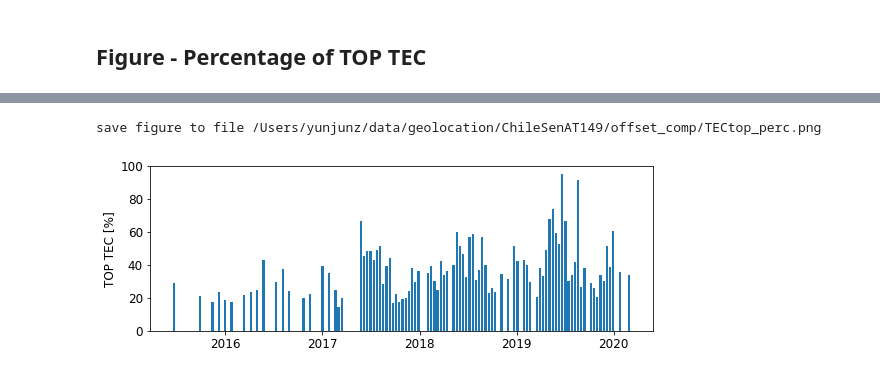
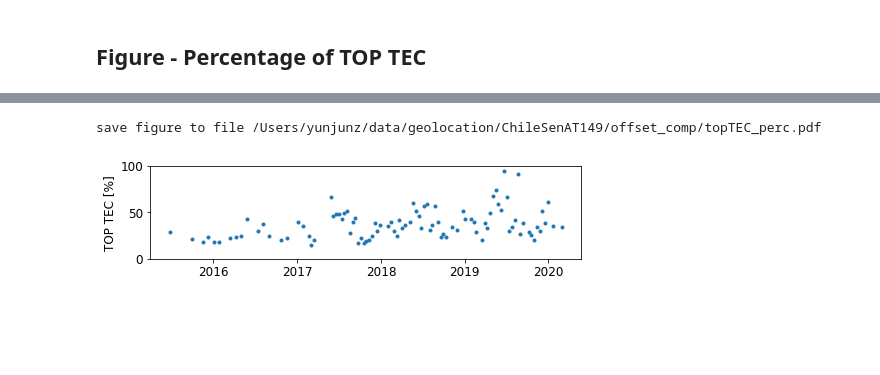
Before and after one commit to yunjunz/2022-Geolocation, a Jupyter notebook: Fig_topTEC.ipynb, the cells around one changed output, grey strips where cells are left out. Cells and saved outputs as stored; diff of their text form; code cells hidden in the pictures; blank space fills up the shorter version.

```diff
--- a/Fig_topTEC.ipynb
+++ b/Fig_topTEC.ipynb
@@ -11,20 +11,14 @@ import os
 import h5py
 import numpy as np
 import datetime as dt
-from matplotlib import pyplot as plt, ticker
+from matplotlib import pyplot as plt, ticker, dates as mdates, colorbar
+from mpl_toolkits.axes_grid1 import make_axes_locatable
 
 from mintpy.objects import timeseries
 from mintpy.utils import ptime, readfile, utils as ut, plot as pp
 from tools.simulation import iono
-from tools import iono_tec
 plt.rcParams.update({'font.size': 12})
-figsize = [9, 3]
-
-# config
-n = 3                                 # number of med abs dev
-dt_s1ab = dt.datetime(2016, 10, 7)    # dateime separating S1A and S1B
-dt2 = dt.datetime(2017, 9, 1)
-save = True
+#plt.rcParams.update({'lines.linewidth': 2.0})
 
 # location of interest
 win = 9  # size of the window of interest where the median offset is calculated
@@ -35,15 +29,9 @@ lalo = [-21.30, -67.39]; box_suffix = 'boxLR'   # box in the lower right with hi
 proj_dir = os.path.expanduser('~/data/geolocation/ChileSenAT149')
 proj_name = os.path.basename(proj_dir)
 
-work_dir = os.path.join(proj_dir, 'offset_comp')
-if box_suffix is not None:
-    work_dir = os.path.join(work_dir, box_suffix)
+work_dir = os.path.join(proj_dir, 'offset_comp', box_suffix)
 os.chdir(work_dir)
 print('Go to directory', work_dir)
-
-# matplotlib setup
-plt.rcParams.update({'font.size': 12})
-plt.rcParams.update({'lines.linewidth': 3.0})
 # %% [output]
 Go to directory /Users/yunjunz/data/geolocation/ChileSenAT149/offset_comp/boxLR
 # %% [markdown]
@@ -165,13 +166,17 @@ iono_inc_angle = np.nanmedian(iono_inc_angle)
 # TEC
 tec_dict = {}
 with h5py.File(tec_file, 'r') as f:
-    tec_dict['topTEC'] = f['vtec_top'][:]
-    tec_dict['subTEC'] = f['vtec_sub'][:]
-    tec_dict['gimTEC'] = f['vtec_gim'][:]
+    tec_dict['TOP TEC'] = f['vtec_top'][:]
+    tec_dict['SUB TEC'] = f['vtec_sub'][:]
+    tec_dict['GIM TEC'] = f['vtec_gim'][:]
 
 # time
 date_list = timeseries(tec_file).get_date_list()
 dates = ptime.date_list2vector(date_list)[0]
+
+# stats
+for key, value in tec_dict.items():
+    print('{} min/max: {:.2f} / {:.2f}'.format(key, np.nanmin(value), np.nanmax(value)))
 # %% [output]
 incidence angle on the ground     min/max: 30.0/46.1 deg
 incidence angle on the ionosphere min/max: 27.9/42.3 deg
@@ -239,16 +294,16 @@ save figure to file /Users/yunjunz/data/geolocation/ChileSenAT149/offset_comp/TE
 # %%
-xwid = np.min(np.diff(dates)) * 0.7
-fig, ax = plt.subplots(figsize=[8, 3])
-ax.bar(dates, tec_dict['topTEC']/tec_dict['gimTEC'] * 100, width=xwid)
+## obsolete
+fig, ax = plt.subplots(figsize=[7, 2])
+ax.plot(dates, tec_dict['TOP TEC']/tec_dict['GIM TEC'] * 100, '.')
 ax.set_ylabel('TOP TEC [%]')
 ax.set_ylim(0, 100)
 fig.tight_layout()
 
 # output
-out_fig = os.path.join(proj_dir, 'offset_comp/TECtop_perc.png')
+out_fig = os.path.join(proj_dir, 'offset_comp/topTEC_perc.pdf')
 print('save figure to file', out_fig)
-plt.savefig(out_fig, bbox_inches='tight', transparent=True, dpi=300)
+#plt.savefig(out_fig, bbox_inches='tight', transparent=True, dpi=300)
 plt.show()
 # %% [output]
-save figure to file /Users/yunjunz/data/geolocation/ChileSenAT149/offset_comp/TECtop_perc.png
+save figure to file /Users/yunjunz/data/geolocation/ChileSenAT149/offset_comp/topTEC_perc.pdf
-[figure, old version]
+[figure, new version]
```
Also changed, not shown: parts of 6 cells of this notebook.
